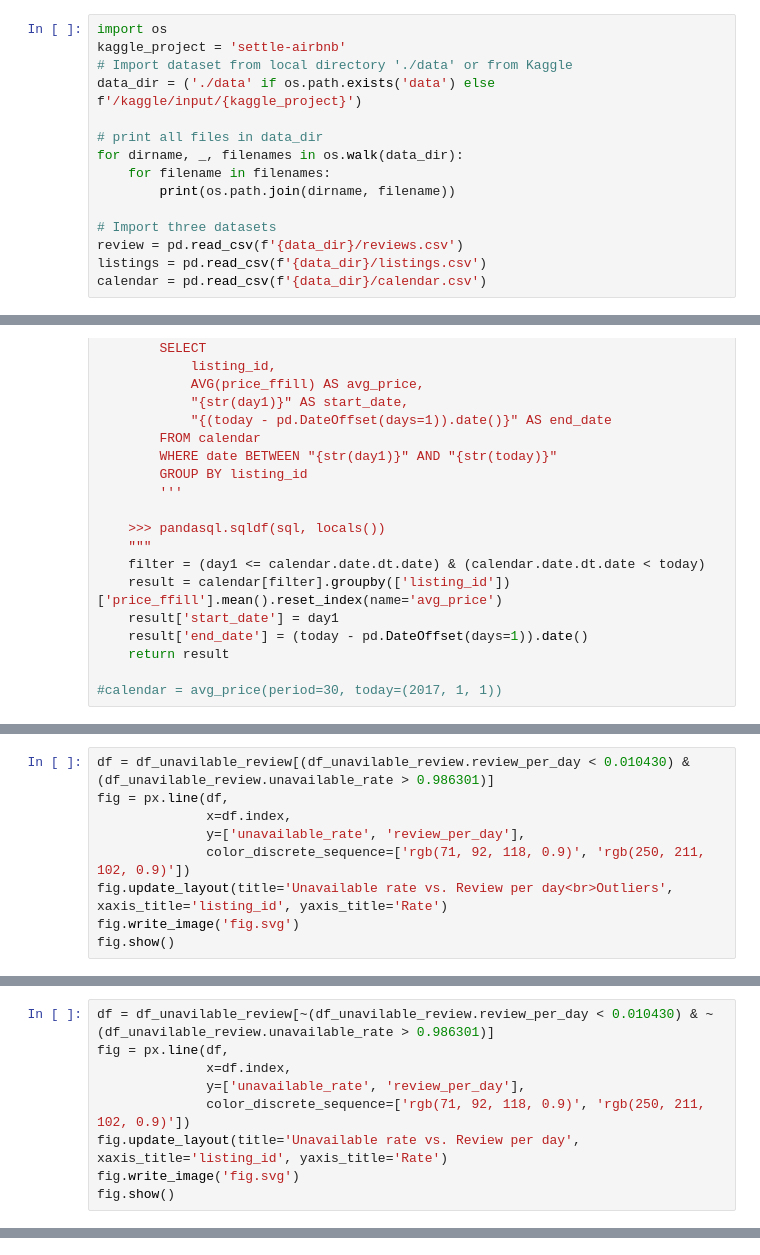
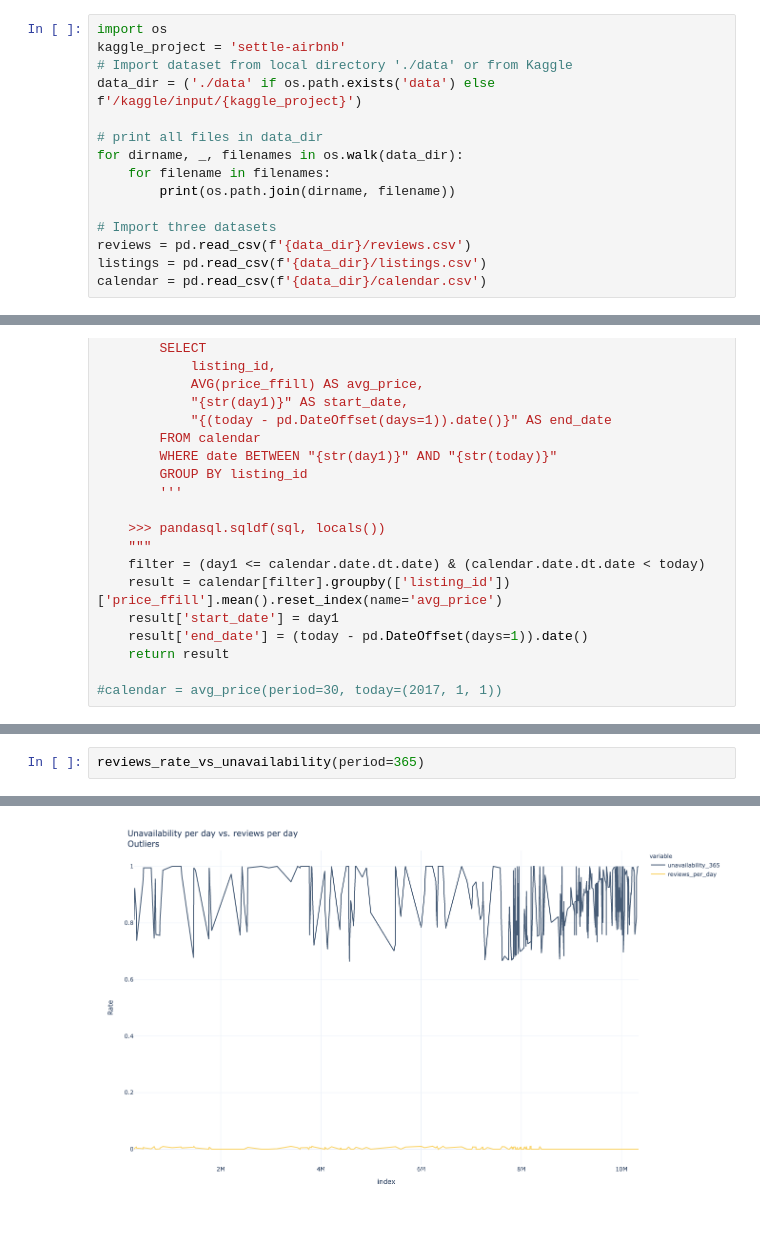
Before and after one commit to ZacksAmber/Kaggle-Seattle-Airbnb, a Jupyter notebook: Untitled.ipynb, the cells around one changed output, grey strips where cells are left out. Cells and saved outputs as stored; diff of their text form.

```diff
--- a/Untitled.ipynb
+++ b/Untitled.ipynb
@@ -72,7 +70,7 @@ for dirname, _, filenames in os.walk(data_dir):
         print(os.path.join(dirname, filename))
 
 # Import three datasets
-review = pd.read_csv(f'{data_dir}/reviews.csv')
+reviews = pd.read_csv(f'{data_dir}/reviews.csv')
 listings = pd.read_csv(f'{data_dir}/listings.csv')
 calendar = pd.read_csv(f'{data_dir}/calendar.csv')
 # %% [output]
@@ -367,9 +322,0 @@ df_unavilable_review.loc[:, ['unavailable_rate', 'review_per_day']].describe()
-# %%
-df = df_unavilable_review[(df_unavilable_review.review_per_day < 0.010430) & (df_unavilable_review.unavailable_rate > 0.986301)]
-fig = px.line(df,
-              x=df.index,
-              y=['unavailable_rate', 'review_per_day'],
-              color_discrete_sequence=['rgb(71, 92, 118, 0.9)', 'rgb(250, 211, 102, 0.9)'])
-fig.update_layout(title='Unavailable rate vs. Review per day<br>Outliers', xaxis_title='listing_id', yaxis_title='Rate')
-fig.write_image('fig.svg')
-fig.show()
@@ -378,9 +322,0 @@ fig.show()
-# %%
-df = df_unavilable_review[~(df_unavilable_review.review_per_day < 0.010430) & ~(df_unavilable_review.unavailable_rate > 0.986301)]
-fig = px.line(df,
-              x=df.index,
-              y=['unavailable_rate', 'review_per_day'],
-              color_discrete_sequence=['rgb(71, 92, 118, 0.9)', 'rgb(250, 211, 102, 0.9)'])
-fig.update_layout(title='Unavailable rate vs. Review per day', xaxis_title='listing_id', yaxis_title='Rate')
-fig.write_image('fig.svg')
-fig.show()
@@ -388,0 +477,3 @@ fig.show()
+# %%
+reviews_rate_vs_unavailability(period=365)
+# %% [output]
@@ -388,0 +481 @@ fig.show()
+[figure, added]
```
Also changed, not shown: parts of 11 cells of this notebook, 1 other file.
